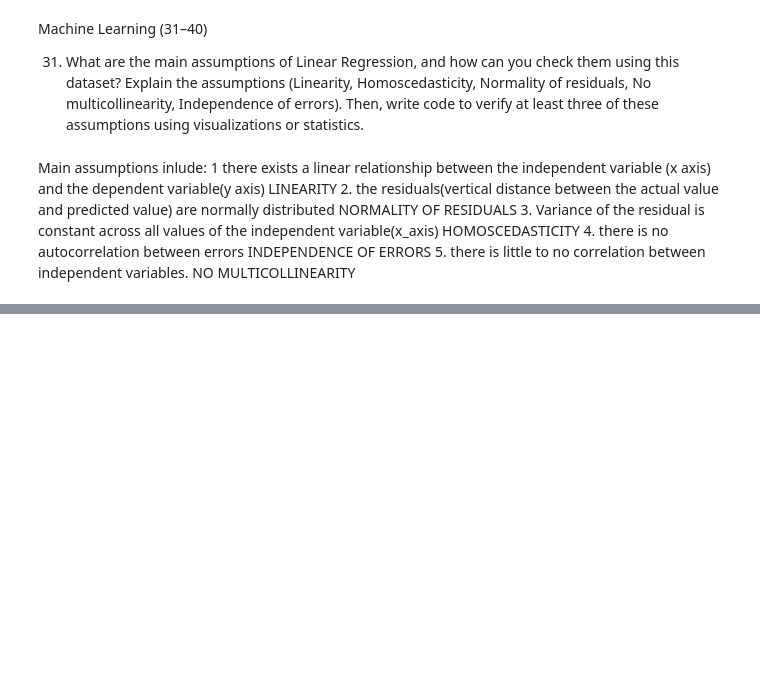
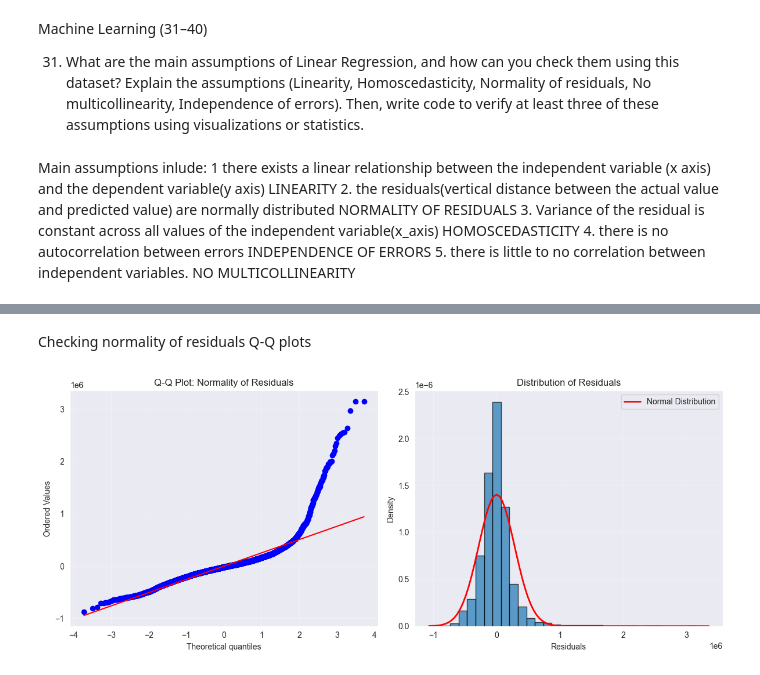
Before and after one commit to Cyrusz55/Car-Price-Prediction, a Jupyter notebook: Book1.ipynb, the cells around one changed output, grey strips where cells are left out. Cells and saved outputs as stored; diff of their text form; code cells hidden in the pictures; blank space fills up the shorter version.

```diff
--- a/Book1.ipynb
+++ b/Book1.ipynb
@@ -671,0 +800,28 @@ Main assumptions inlude:
+# %% [markdown]
+Checking normality of residuals
+Q-Q plots
+# %%
+import scipy.stats as stats
+fig, (ax1, ax2) = plt.subplots(1, 2, figsize = (12, 5))
+
+# Q-Q plots
+stats.probplot(residuals, dist="norm", plot=ax1)
+ax1.set_title("Q-Q Plot: Normality of Residuals")
+ax1.grid(True, alpha=0.3)
+# histogram of residuals
+ax2.hist(residuals, bins=30, density=True, alpha=0.7, edgecolor='black')
+ax2.set_title("Distribution of Residuals")
+ax2.set_xlabel("Residuals")
+ax2.set_ylabel("Density")
+
+# OVerlay normal distribution
+xmin, xmax = ax2.get_xlim()
+x = np.linspace(xmin, xmax, 100)
+normal_curve = stats.norm.pdf(x, residuals.mean(), residuals.std())
+ax2.plot(x, normal_curve, 'r-', linewidth=2, label='Normal Distribution')
+ax2.legend()
+ax2.grid(True, alpha=0.3)
+plt.tight_layout()
+plt.show()
+# %% [output]
+[figure, added]
```
Also changed, not shown: parts of 44 cells of this notebook.
